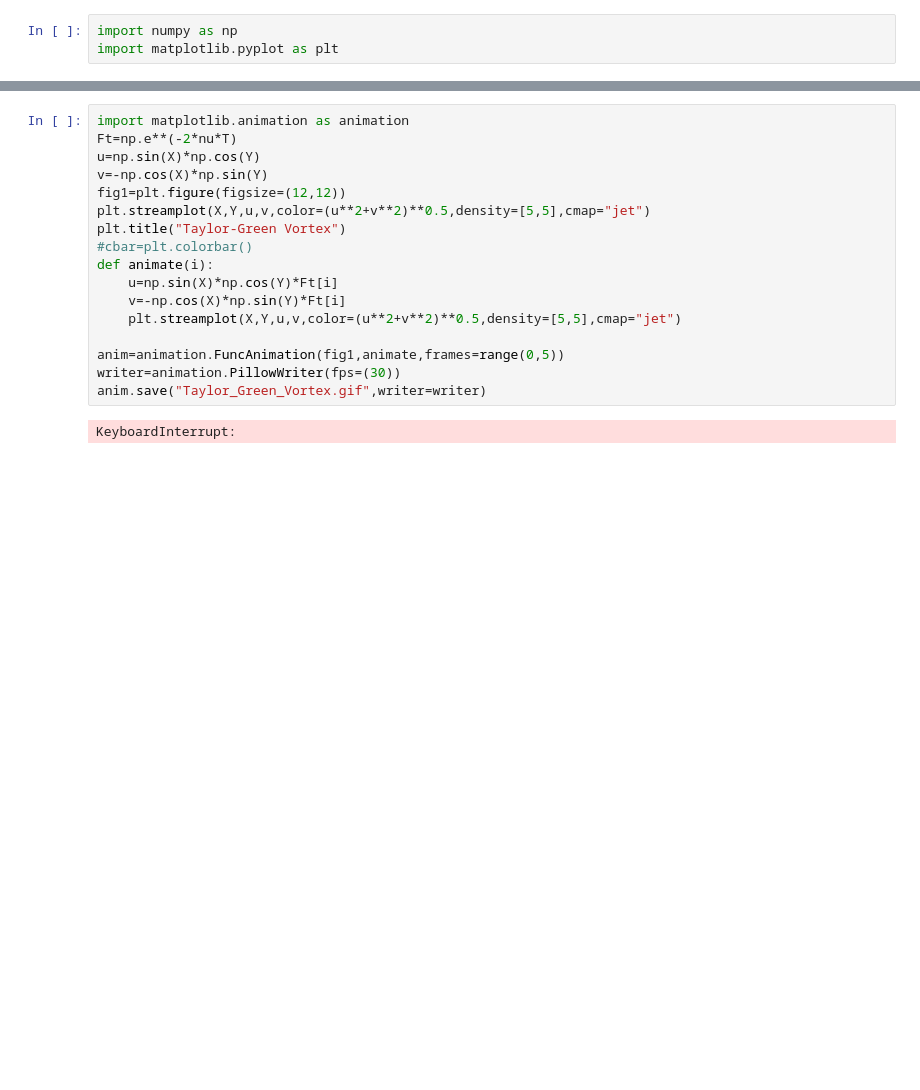
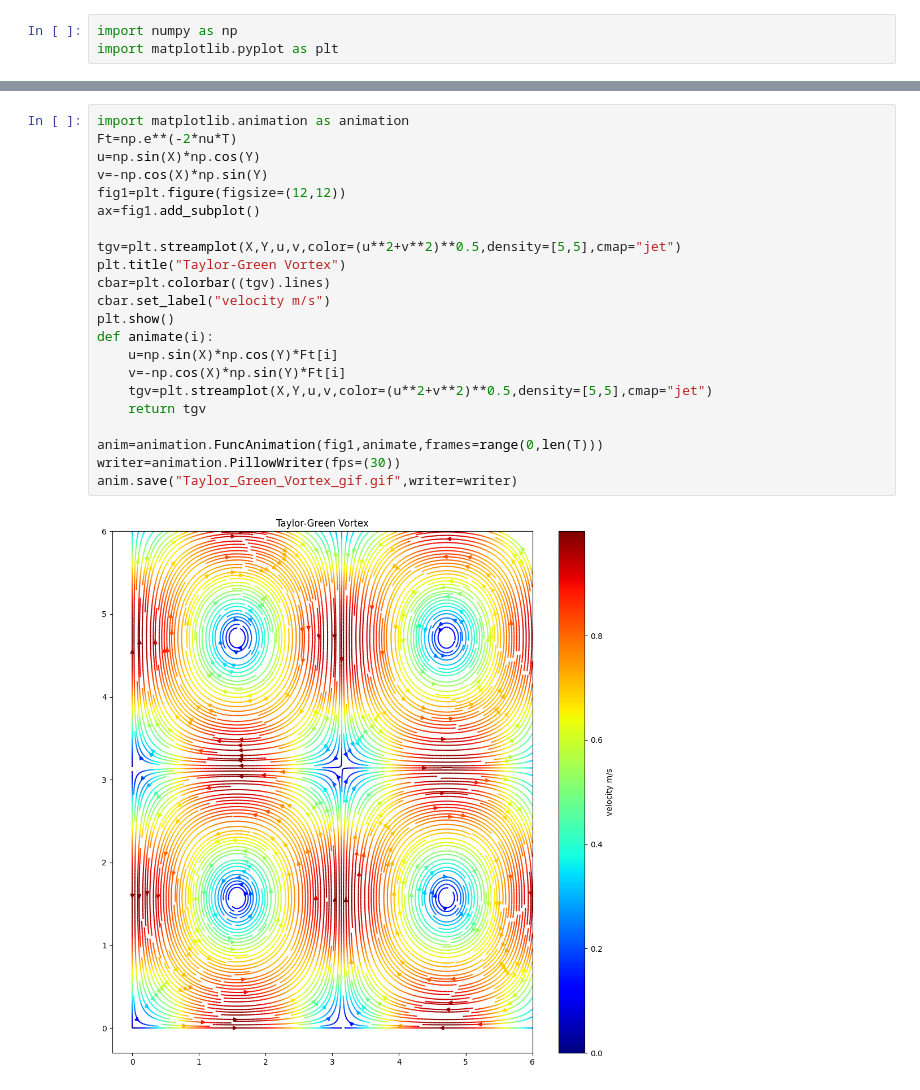
Before and after one commit to tharani2503/Computational_Fluid_Dynamics, a Jupyter notebook: Visualizations/Taylor_Green_Vortex_wikipedia.ipynb, the cells around one changed output, grey strips where cells are left out. Cells and saved outputs as stored; diff of their text form; blank space fills up the shorter version.

```diff
--- a/Visualizations/Taylor_Green_Vortex_wikipedia.ipynb
+++ b/Visualizations/Taylor_Green_Vortex_wikipedia.ipynb
@@ -36,19 +29,24 @@ plt.savefig("Taylor_Green_Vortex.png")
 # %%
 import matplotlib.animation as animation
 Ft=np.e**(-2*nu*T)
 u=np.sin(X)*np.cos(Y)
 v=-np.cos(X)*np.sin(Y)
 fig1=plt.figure(figsize=(12,12))
-plt.streamplot(X,Y,u,v,color=(u**2+v**2)**0.5,density=[5,5],cmap="jet")
+ax=fig1.add_subplot()
+
+tgv=plt.streamplot(X,Y,u,v,color=(u**2+v**2)**0.5,density=[5,5],cmap="jet")
 plt.title("Taylor-Green Vortex")
-#cbar=plt.colorbar()
+cbar=plt.colorbar((tgv).lines)
+cbar.set_label("velocity m/s")
+plt.show()
 def animate(i):
     u=np.sin(X)*np.cos(Y)*Ft[i]
     v=-np.cos(X)*np.sin(Y)*Ft[i]
-    plt.streamplot(X,Y,u,v,color=(u**2+v**2)**0.5,density=[5,5],cmap="jet")
+    tgv=plt.streamplot(X,Y,u,v,color=(u**2+v**2)**0.5,density=[5,5],cmap="jet")
+    return tgv
 
-anim=animation.FuncAnimation(fig1,animate,frames=range(0,5))
+anim=animation.FuncAnimation(fig1,animate,frames=range(0,len(T)))
 writer=animation.PillowWriter(fps=(30))
-anim.save("Taylor_Green_Vortex.gif",writer=writer)
+anim.save("Taylor_Green_Vortex_gif.gif",writer=writer)
 # %% [output]
-KeyboardInterrupt:
+[figure, added]
```
Also changed, not shown: parts of 3 cells of this notebook, 1 other file.
